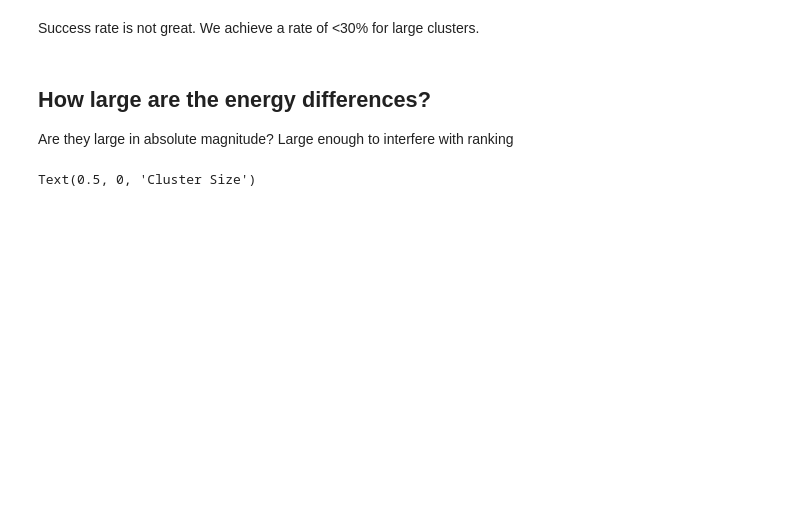
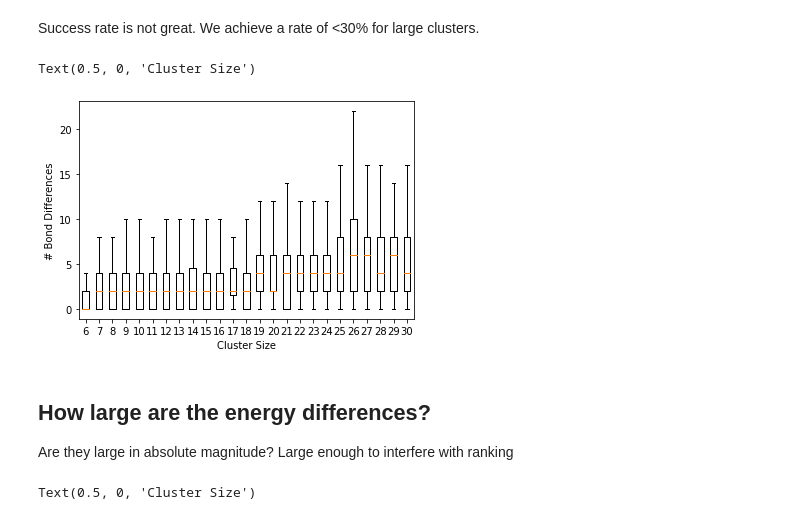
Before and after one commit to exalearn/hydronet, a Jupyter notebook: challenge-4/baseline/force-directed-inversion-demo.ipynb, the cells around one changed output. Cells and saved outputs as stored; diff of their text form; code cells hidden in the pictures; blank space fills up the shorter version.

```diff
--- a/challenge-4/baseline/force-directed-inversion-demo.ipynb
+++ b/challenge-4/baseline/force-directed-inversion-demo.ipynb
@@ -52,5 +64,16 @@ Text(0.5, 0, 'Cluster Size')
 # %% [markdown]
 Success rate is not great. We achieve a rate of <30% for large clusters.
+# %%
+fig, ax = plt.subplots()
+
+by_size = results.groupby('n_water')['adj_difference'].apply(list)
+ax.boxplot(by_size.tolist(), positions=by_size.index, showfliers=False)
+
+ax.set_ylabel('# Bond Differences')
+ax.set_xlabel('Cluster Size')
+# %% [output]
+Text(0.5, 0, 'Cluster Size')
+[figure, added]
 # %% [markdown]
 ## How large are the energy differences?
 Are they large in absolute magnitude? Large enough to interfere with ranking
```
Also changed, not shown: parts of 8 cells of this notebook, 4 other files.
